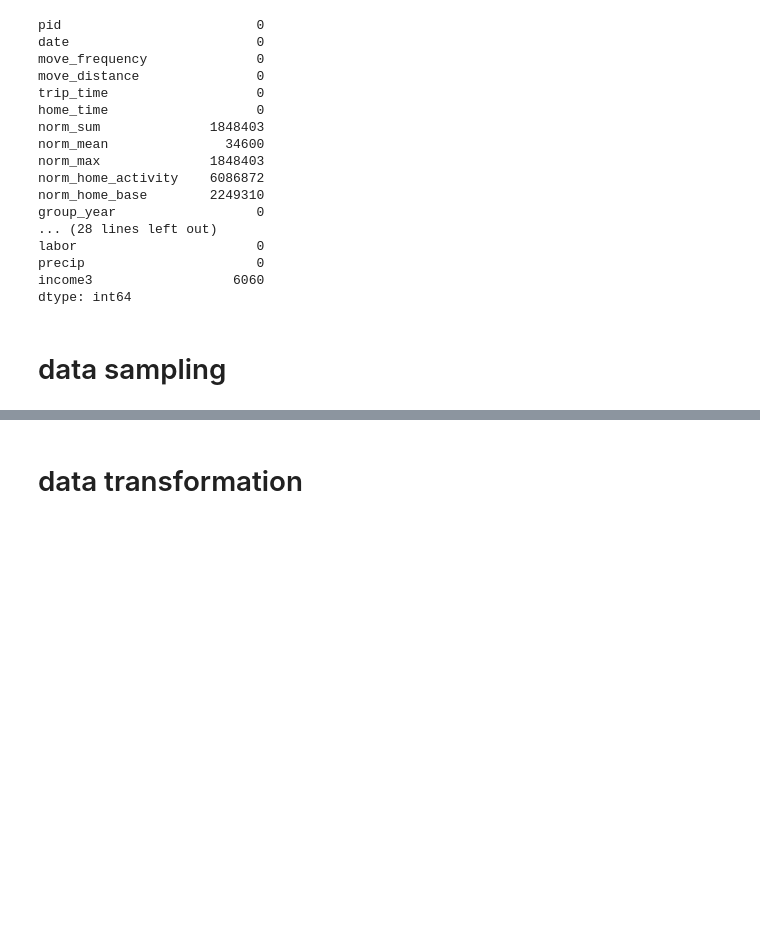
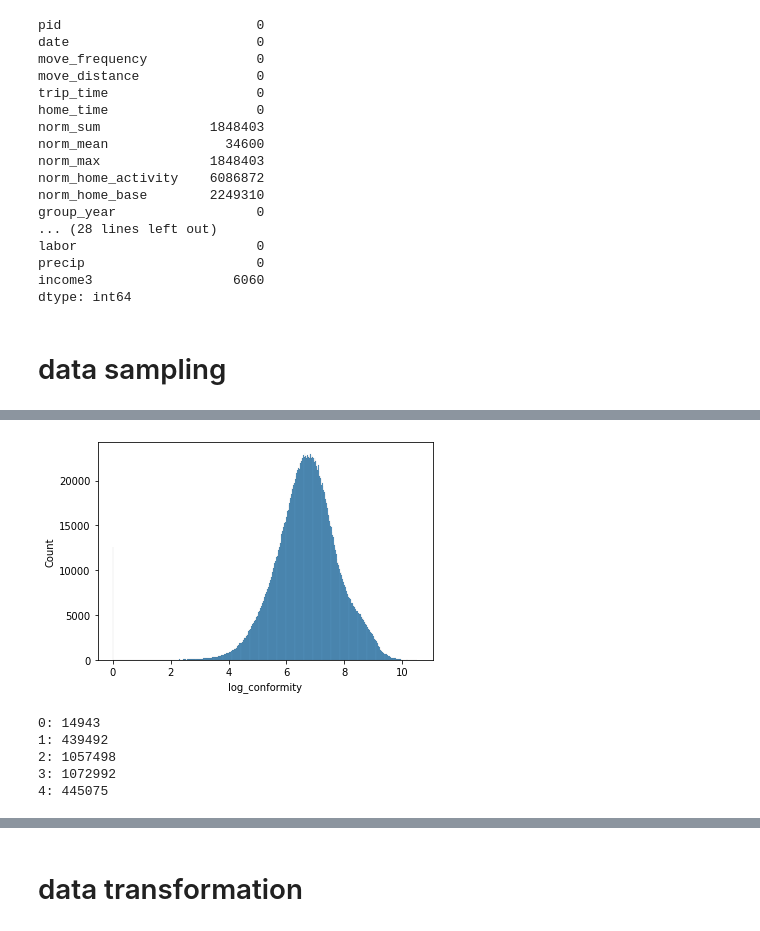
Before and after one commit to HuangNX/Conformity_Casual_Inferance, a Jupyter notebook: data_processing.ipynb, the cells around one changed output, grey strips where cells are left out. Cells and saved outputs as stored; diff of their text form; code cells hidden in the pictures; blank space fills up the shorter version.

```diff
--- a/data_processing.ipynb
+++ b/data_processing.ipynb
@@ -192,0 +290,18 @@ sample_data = sample_data.sort_values(by=['pid', 'date']).reset_index(drop=True)
+# %%
+# 直方图
+sns.histplot(sample_data['log_conformity'], kde=False)
+plt.show()
+# %% [output]
+[figure, added]
+# %%
+unique_values, counts = np.unique(sample_data['conformity_class'].values, return_counts=True)
+
+# 将结果打印为类似于 dataframe 的 value_counts 的格式
+for value, count in zip(unique_values, counts):
+    print(f"{value}: {count}")
+# %% [output]
+0: 14943
+1: 439492
+2: 1057498
+3: 1072992
+4: 445075
```
Also changed, not shown: parts of 29 cells of this notebook, 8 other files.
